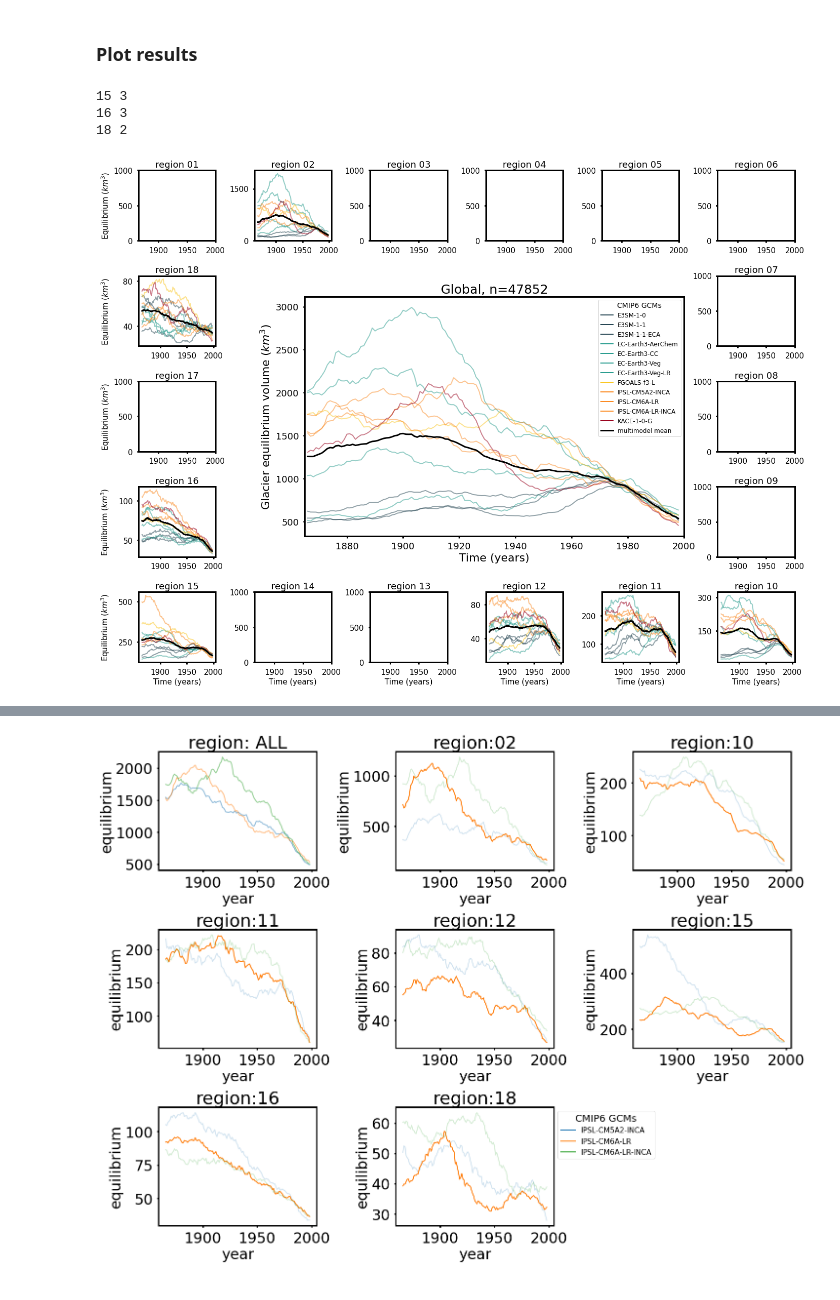
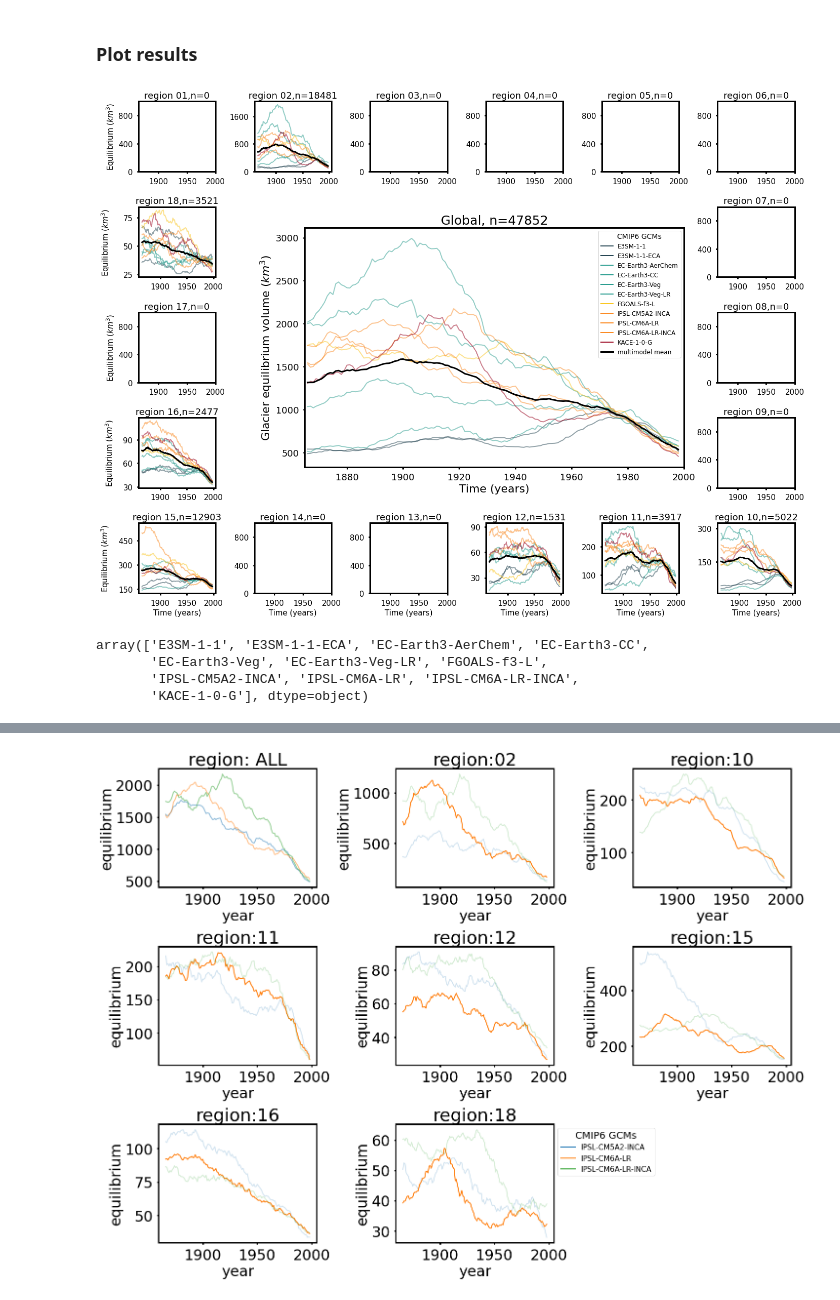
Before and after one commit to juliaeis/OGGM_equilibrium_runs, a Jupyter notebook: merge_output.ipynb, the cells around one changed output, grey strips where cells are left out. Saved outputs shown, nothing was run; the diff lists cells and outputs as text; code cells hidden in the pictures.

```diff
--- a/merge_output.ipynb
+++ b/merge_output.ipynb
@@ -96,29 +98,30 @@ with ProgressBar():
 all_ds = all_ds.dropna(dim='rgi_id',how='all')
 #sort by gcm
 all_ds = all_ds.sortby('gcm')
+# %%
+all_ds = all_ds.drop_sel(gcm='E3SM-1-0')
 # %% [markdown]
 ### Plot results
 # %%
 from matplotlib import colors
 from cycler import cycler
 
-color_list=[colors.to_rgb('#'+c) for c in ["264653","264653","264653","2a9d8f","2a9d8f","2a9d8f","2a9d8f","fac723","FB8B24","FB8B24","FB8B24","9A031E"]]
-gcm_cmap = cmap = mpl.colors.ListedColormap(color_list[1:])
+color_list=[colors.to_rgb('#'+c) for c in ["264653","264653","2a9d8f","2a9d8f","2a9d8f","2a9d8f","fac723","FB8B24","FB8B24","FB8B24","9A031E"]]
+gcm_cmap = cmap = mpl.colors.ListedColormap(color_list)
 custom_cycler = cycler(color=gcm_cmap.colors)
 # %%
 from matplotlib.ticker import MaxNLocator
 fig = plt.figure(figsize=(20,15))
+fig.patch.set_facecolor('white')
 grid = plt.GridSpec(5,6, hspace=0.5, wspace=0.5,left=0.05,right=0.95,top=0.95,bottom=0.05)
 grid2 = plt.GridSpec(20,24, hspace=1, wspace=0.5,left=0.05,right=0.95,top=0.95,bottom=0.05)
 
 ax0 = fig.add_subplot(grid2[5:15,6:20])
 ax0.set_prop_cycle(custom_cycler)
-all_ds.equilibrium.drop_sel(gcm='E3SM-1-0').sum(dim='rgi_id').plot.line(hue='gcm',label=gcm.values,alpha=0.5,ax=ax0,lw=2);
-all_ds.equilibrium.sel(gcm='E3SM-1-0',year=range(1866,1985)).sum(dim='rgi_id').plot.line(label='E3SM-1-0',alpha=0.5,ax=ax0,lw=2);
+all_ds.equilibrium.sum(dim='rgi_id').plot.line(hue='gcm',add_legend=False,alpha=0.5,ax=ax0,lw=2);
 
 #calculate mean
-all_ds.equilibrium.sel(year=range(1866,1985)).sum(dim='rgi_id').mean(dim='gcm').plot(color='k',ax=ax0)
-all_ds.equilibrium.drop_sel(gcm='E3SM-1-0').sel(year=range(1984,1999)).sum(dim='rgi_id').mean(dim='gcm').plot(color='k',ax=ax0)
+all_ds.equilibrium.sum(dim='rgi_id').mean(dim='gcm').plot(color='k',ax=ax0)
 
 ax0.set_xlim(1865,2000)
 ax0.set_ylabel(r'Glacier equilibrium volume ($km^3$)',size=22)
@@ -129,45 +132,48 @@ ax0.tick_params(axis='both', which='major', labelsize=18)
 for i,grid_index in enumerate([0,1,2,3,4,5,11,17,23,29,28,27,26,25,24,18,12,6]):
     reg = str(i+1).zfill(2)
     ax = fig.add_subplot(grid[grid_index])
+
     sub = all_ds.where(all_ds.rgi_id.str.startswith('RGI60-'+reg),drop=True)
     if len(sub.rgi_id)>0:
         ax.set_prop_cycle(custom_cycler)
-        sub.equilibrium.drop_sel(gcm='E3SM-1-0').sum(dim='rgi_id').plot.line(hue='gcm',label=gcm.values,alpha=0.5,ax=ax,add_legend=False,lw=2);
-        sub.equilibrium.sel(gcm='E3SM-1-0',year=range(1866,1985)).sum(dim='rgi_id').plot.line(label=gcm.values,alpha=0.5,ax=ax,add_legend=False,lw=2);
+        sub.equilibrium.sum(dim='rgi_id').plot.line(hue='gcm',alpha=0.5,ax=ax,add_legend=False,lw=2);
         #calculate mean
-        sub.equilibrium.sel(year=range(1866,1985)).sum(dim='rgi_id').mean(dim='gcm').plot(color='k',ax=ax)
-        sub.equilibrium.drop_sel(gcm='E3SM-1-0').sel(year=range(1984,1999)).sum(dim='rgi_id').mean(dim='gcm').plot(color='k',ax=ax)
+        sub.equilibrium.sum(dim='rgi_id').mean(dim='gcm').plot(color='k',ax=ax)
+
     else:
         ax.set_xlim(1865,2000)
         ax.set_ylim(0,1000)
 
-    ax.set_title('region '+reg,size=18)
+    ax.set_title('region '+reg+',n='+str(len(sub.rgi_id)),size=18)
+
     ax.tick_params(axis='both', which='major', labelsize=15)
-    ax.yaxis.set_major_locator(MaxNLocator(2))
-    #ax.set_xticks([1900,2000])
+    ax.yaxis.set_major_locator(MaxNLocator(3))
+
     if 8<i<15:
         ax.set_xlabel('Time (years)',size=15)
     else:
         ax.set_xlabel('')
     if i==0 or i>13:
         pad=None
         if reg=='18':
             pad=23
-            print(reg,'2')
         if reg=='16' or reg=='15':
             pad=15
-            print(reg,'3')
         ax.set_ylabel(r'Equilibrium ($km^3$)',size=15,labelpad=pad)
     else:
         ax.set_ylabel('')
 
 # legend
-custom_lines = [Line2D([0], [0], color=cmap(0), lw=2)]+[Line2D([0], [0], color=cmap(i), lw=2) for i,gcm in enumerate(all_ds.drop_sel(gcm='E3SM-1-0').gcm)]+[Line2D([0], [0], color='k', lw=3)]
+custom_lines = [Line2D([0], [0], color=cmap(i), lw=2) for i,gcm in enumerate(all_ds.gcm)]+[Line2D([0], [0], color='k', lw=3)]
 leg = ax0.legend(custom_lines, np.append(all_ds.gcm.values,'multimodel mean'),fontsize=12)
 leg.set_title('CMIP6 GCMs',prop={'size':14})
 plt.savefig(os.path.join('out','run_CMIP6','plots','global.png'),dpi=300)
 # %% [output]
-15 3
-16 3
-18 2
-[figure, old version]
+[figure, new version]
+# %%
+all_ds.gcm.values
+# %% [output]
+array(['E3SM-1-1', 'E3SM-1-1-ECA', 'EC-Earth3-AerChem', 'EC-Earth3-CC',
+       'EC-Earth3-Veg', 'EC-Earth3-Veg-LR', 'FGOALS-f3-L',
+       'IPSL-CM5A2-INCA', 'IPSL-CM6A-LR', 'IPSL-CM6A-LR-INCA',
+       'KACE-1-0-G'], dtype=object)
```
Also changed, not shown: parts of 7 cells of this notebook, 3 other files.
